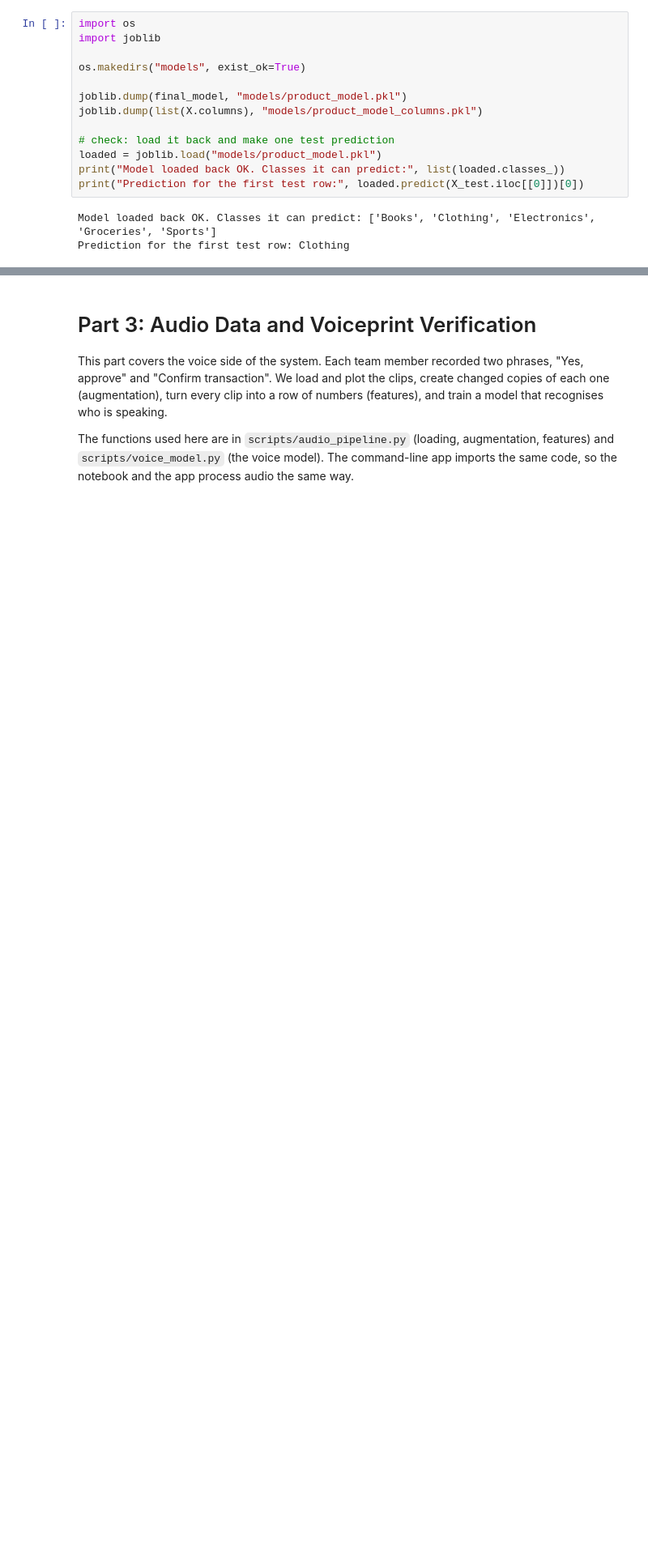
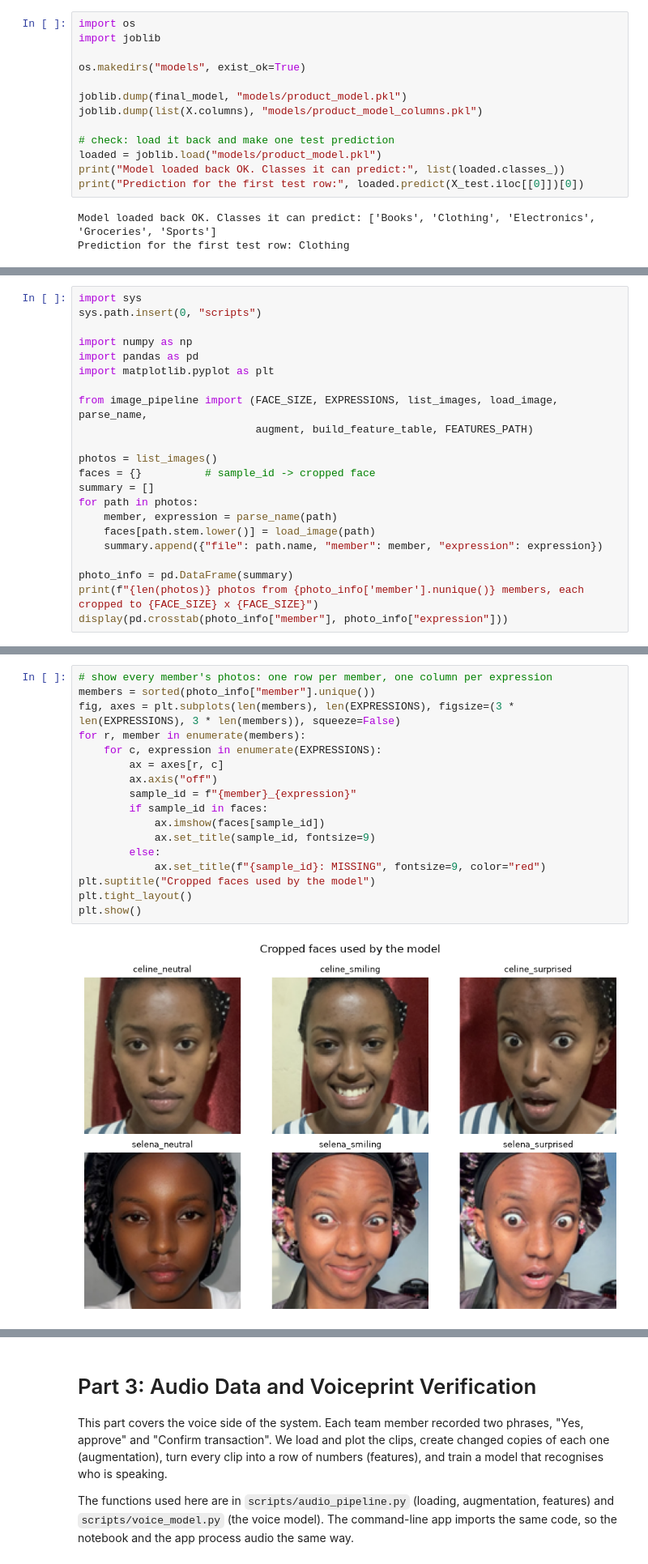
Before and after one commit to selenai9/ML-pipeline-F2-multimodal-auth-product-recommendation, a Jupyter notebook: formative2_multimodal.ipynb, the cells around one changed output, grey strips where cells are left out. Shown at 81% size. Cells and saved outputs as stored; diff of their text form; blank space fills up the shorter version.

```diff
--- a/formative2_multimodal.ipynb
+++ b/formative2_multimodal.ipynb
@@ -635,0 +646,22 @@ Prediction for the first test row: Clothing
+# %%
+import sys
+sys.path.insert(0, "scripts")
+
+import numpy as np
+import pandas as pd
+import matplotlib.pyplot as plt
+
+from image_pipeline import (FACE_SIZE, EXPRESSIONS, list_images, load_image, parse_name,
+                            augment, build_feature_table, FEATURES_PATH)
+
+photos = list_images()
+faces = {}          # sample_id -> cropped face
+summary = []
+for path in photos:
+    member, expression = parse_name(path)
+    faces[path.stem.lower()] = load_image(path)
+    summary.append({"file": path.name, "member": member, "expression": expression})
+
+photo_info = pd.DataFrame(summary)
+print(f"{len(photos)} photos from {photo_info['member'].nunique()} members, each cropped to {FACE_SIZE} x {FACE_SIZE}")
+display(pd.crosstab(photo_info["member"], photo_info["expression"]))
@@ -635,0 +674,19 @@ Prediction for the first test row: Clothing
+# %%
+# show every member's photos: one row per member, one column per expression
+members = sorted(photo_info["member"].unique())
+fig, axes = plt.subplots(len(members), len(EXPRESSIONS), figsize=(3 * len(EXPRESSIONS), 3 * len(members)), squeeze=False)
+for r, member in enumerate(members):
+    for c, expression in enumerate(EXPRESSIONS):
+        ax = axes[r, c]
+        ax.axis("off")
+        sample_id = f"{member}_{expression}"
+        if sample_id in faces:
+            ax.imshow(faces[sample_id])
+            ax.set_title(sample_id, fontsize=9)
+        else:
+            ax.set_title(f"{sample_id}: MISSING", fontsize=9, color="red")
+plt.suptitle("Cropped faces used by the model")
+plt.tight_layout()
+plt.show()
+# %% [output]
+[figure, added]
```
Also changed, not shown: parts of 22 cells of this notebook.
